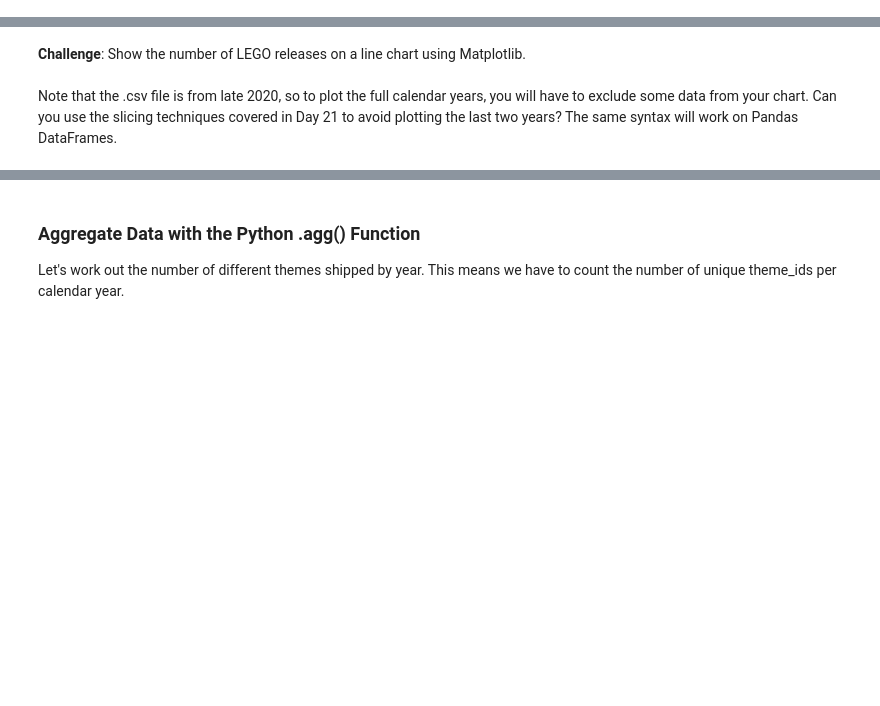
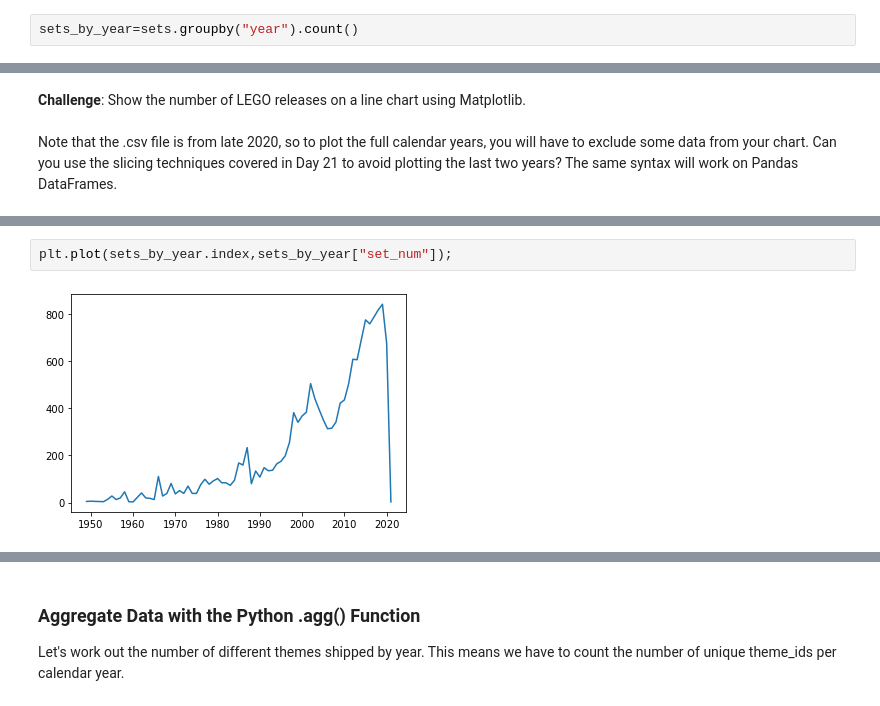
Before and after one commit to UlisesJuarez/Advanced-python-projects, a Jupyter notebook: Aggregate and merge data/Lego_Analysis_for_Course_(start).ipynb, the cells around one changed output, grey strips where cells are left out. Cells and saved outputs as stored; diff of their text form; blank space fills up the shorter version.

Commit message:
visualise the number of sets published over time

```diff
--- a/Aggregate and merge data/Lego_Analysis_for_Course_(start).ipynb
+++ b/Aggregate and merge data/Lego_Analysis_for_Course_(start).ipynb
@@ -127,3 +127,5 @@ sets.sort_values('num_parts',ascending=0).head()
 | 221 | 10189-1 | Taj Mahal | 2008 | 673 | 5922 |
 # %% [markdown]
 **Challenge**: Use <code>.groupby()</code> and <code>.count()</code> to show the number of LEGO sets released year-on-year. How do the number of sets released in 1955 compare to the number of sets released in 2019?
+# %%
+sets_by_year=sets.groupby("year").count()
@@ -133,0 +165,4 @@ Note that the .csv file is from late 2020, so to plot the full calendar years, y
+# %%
+plt.plot(sets_by_year.index,sets_by_year["set_num"]);
+# %% [output]
+[figure, added]
```
Also changed, not shown: parts of 5 cells of this notebook.
